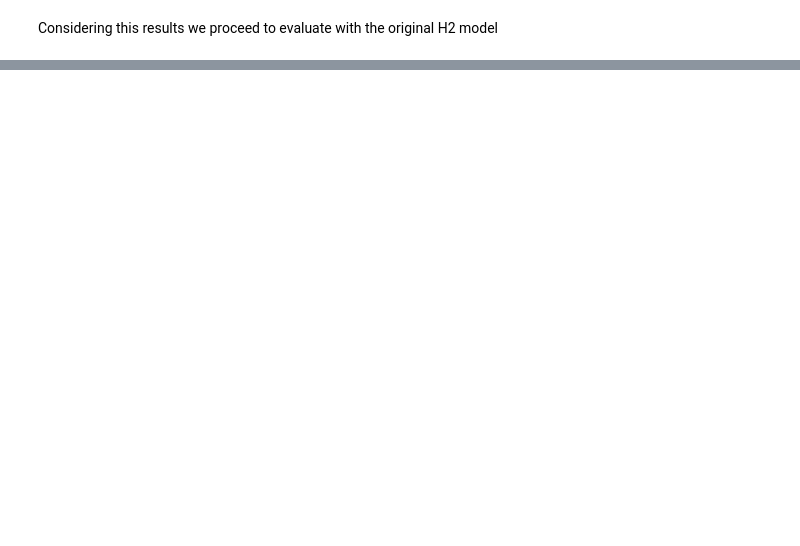
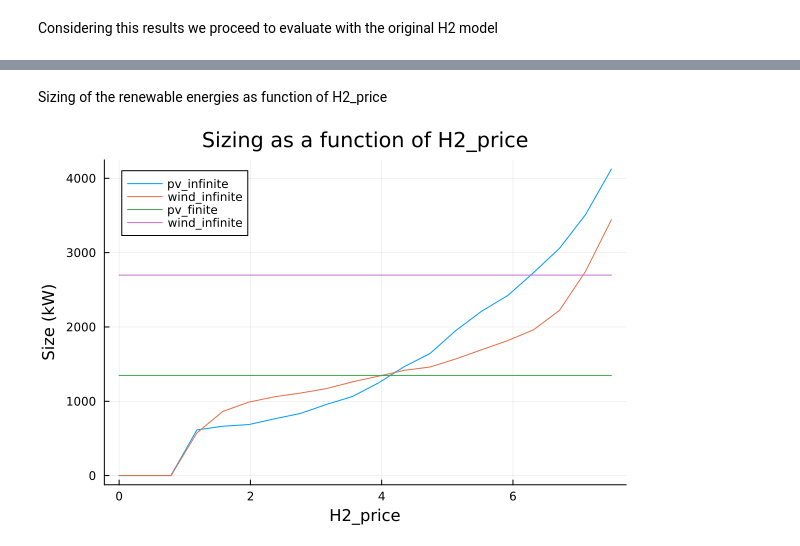
Before and after one commit to pierre-haessig/Microgrids.JuMP, a Jupyter notebook: src/H2_optimization.ipynb, the cells around one changed output, grey strips where cells are left out. Cells and saved outputs as stored; diff of their text form; code cells hidden in the pictures; blank space fills up the shorter version.

```diff
--- a/src/H2_optimization.ipynb
+++ b/src/H2_optimization.ipynb
@@ -117,0 +203,13 @@ We see that the LCOE of the model is ... compared to the approximate model.
+# %% [markdown]
+Sizing of the renewable energies as function of H2_price
+# %%
+pv_finite = df.power_rated_pv .* ones(length(H2_price_range))
+wind_finite = df.power_rated_wind .* ones(length(H2_price_range))
+plot(H2_price_range,
+     [df_H2.power_rated_pv,df_H2.power_rated_wind, pv_finite, wind_finite],
+     xlabel = "H2_price",
+     ylabel = "Size (kW)",
+     label = ["pv_infinite" "wind_infinite" "pv_finite" "wind_infinite"],
+     title = "Sizing as a function of H2_price",)
+# %% [output]
+[figure, added]
```
Also changed, not shown: parts of 35 cells of this notebook, 17 other files.
